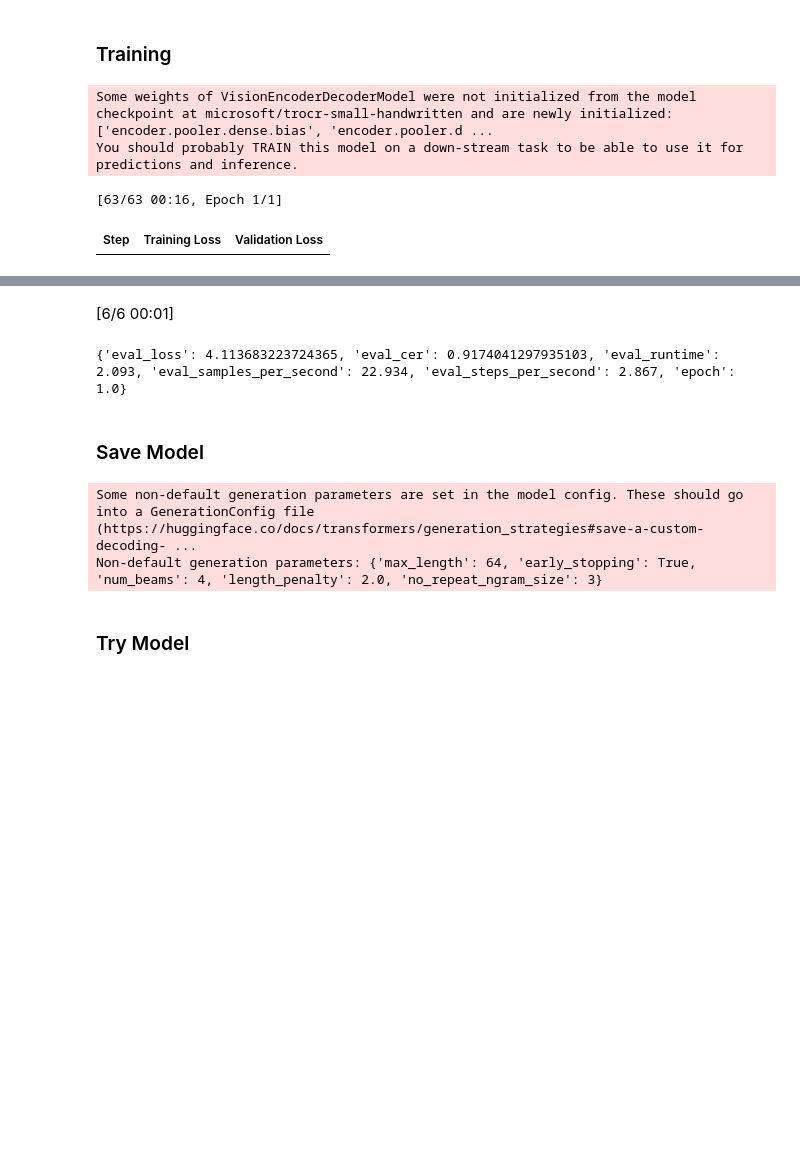
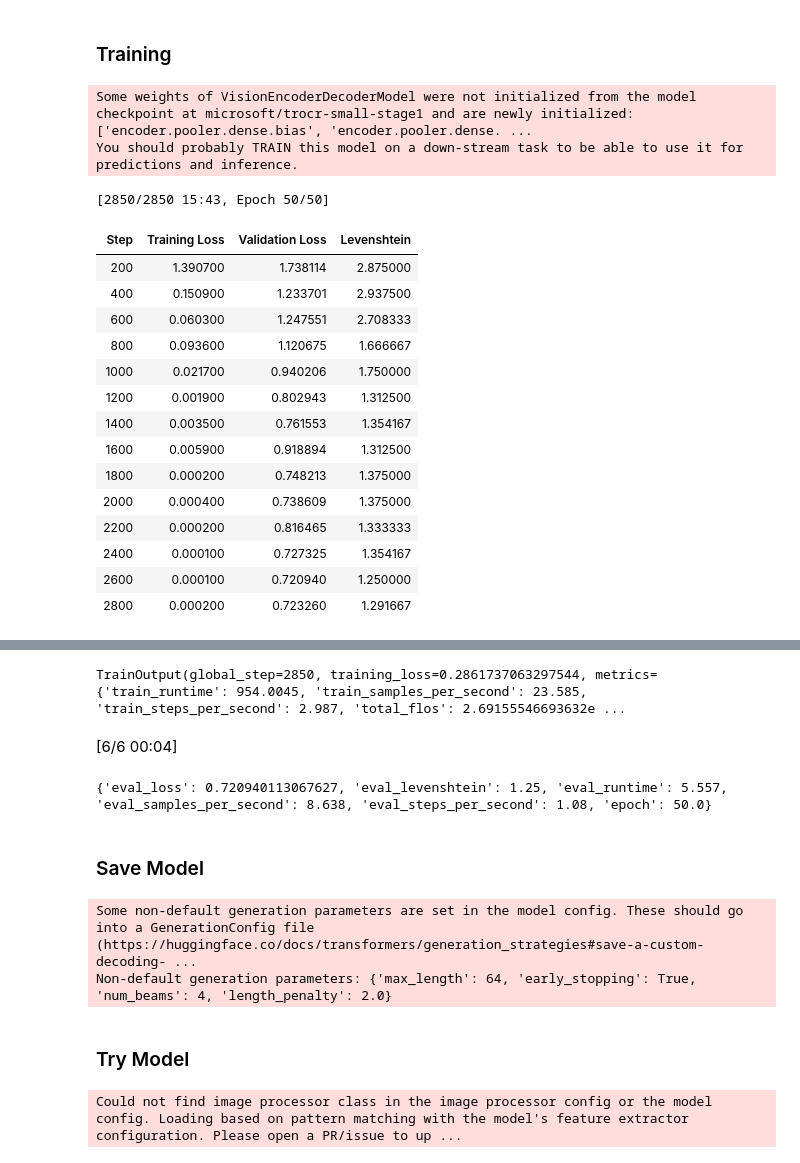
Before and after one commit to DevTimBo/LectorAI-TextExtraction, a Jupyter notebook: opensource_transfer_training.ipynb, the cells around one changed output, grey strips where cells are left out. Drawn from its saved outputs; the diff is of its cells as text; code cells hidden in the pictures; blank space fills up the shorter version.

```diff
--- a/opensource_transfer_training.ipynb
+++ b/opensource_transfer_training.ipynb
@@ -12,7 +19,7 @@ from transformers import EarlyStoppingCallback
 # %% [markdown]
 ### Config
 # %%
-open_source_model_name = "microsoft/trocr-small-handwritten"
+open_source_model_name = "microsoft/trocr-small-stage1"
 save_model_name = f"models/trocr/{open_source_model_name.split('/')[-1]}-finetuned"
 # %%
 dataset_path = 'dataset/transfer_dataset/'
@@ -40,13 +47,13 @@ for i in range(len(train_df_jpg_list)):
     text_file = f"{train_df_jpg_list[i].split('.')[0]}.txt"
     with open(os.path.join(dataset_path, 'train', text_file), 'r') as f:
         text = f.read()
-    train_df.loc[i] = {'file_name': train_df_jpg_list[i], 'text': text}
+    train_df.loc[i] = {'file_name': train_df_jpg_list[i], 'text': text.replace('|', ' ')}
 
 for i in range(len(val_df_jpg_list)):
     text_file = f"{val_df_jpg_list[i].split('.')[0]}.txt"
     with open(os.path.join(dataset_path, 'val', text_file), 'r') as f:
         text = f.read()
-    val_df.loc[i] = {'file_name': val_df_jpg_list[i], 'text': text}
+    val_df.loc[i] = {'file_name': val_df_jpg_list[i], 'text': text.replace('|', ' ')}
 # %%
 train_df.head()
 # %% [output]
@@ -142,7 +149,7 @@ Fabian
 # %%
 model = VisionEncoderDecoderModel.from_pretrained(open_source_model_name)
 # %% [output]
-Some weights of VisionEncoderDecoderModel were not initialized from the model checkpoint at microsoft/trocr-small-handwritten and are newly initialized: ['encoder.pooler.dense.bias', 'encoder.pooler.d ...
+Some weights of VisionEncoderDecoderModel were not initialized from the model checkpoint at microsoft/trocr-small-stage1 and are newly initialized: ['encoder.pooler.dense.bias', 'encoder.pooler.dense. ...
 You should probably TRAIN this model on a down-stream task to be able to use it for predictions and inference.
 # %%
 # set special tokens used for creating the decoder_input_ids from the labels
@@ -161,12 +168,12 @@ model.config.num_beams = 4
 # %%
 training_args = Seq2SeqTrainingArguments(
     predict_with_generate=True,
-    num_train_epochs=5,
+    num_train_epochs=50,
     evaluation_strategy="steps",
     per_device_train_batch_size=8,
     per_device_eval_batch_size=8,
     fp16=False,
-    output_dir="./",
+    output_dir=save_model_name,
     logging_steps=2,
     save_steps=200,
     eval_steps=200,
@@ -182,22 +189,38 @@ def compute_metrics(pred):
     pred_str = processor.batch_decode(pred_ids, skip_special_tokens=True)
     labels_ids[labels_ids == -100] = processor.tokenizer.pad_token_id
     label_str = processor.batch_decode(labels_ids, skip_special_tokens=True)
+    sum_leven = 0
+    for label, pred in zip(label_str, pred_str):
+        sum_leven += distance(label, pred)
+    levenshtein = sum_leven / len(label_str)
 
-    cer = cer_metric.compute(predictions=pred_str, references=label_str)
-
-    return {"cer": cer}
+    return {"levenshtein": levenshtein}
 # %%
 trainer = Seq2SeqTrainer(
     model=model,
     tokenizer=processor.image_processor,
     args=training_args,
     compute_metrics=compute_metrics,
     train_dataset=train_dataset,
     eval_dataset=eval_dataset,
     data_collator=default_data_collator,
-    callbacks=[EarlyStoppingCallback(400)]
+    #callbacks=[EarlyStoppingCallback(400)]
 )
 trainer.train()
 # %% [output]
-[63/63 00:16, Epoch 1/1]
+[2850/2850 15:43, Epoch 50/50]
-| Step | Training Loss | Validation Loss |
+| Step | Training Loss | Validation Loss | Levenshtein |
+| 200 | 1.390700 | 1.738114 | 2.875000 |
+| 400 | 0.150900 | 1.233701 | 2.937500 |
+| 600 | 0.060300 | 1.247551 | 2.708333 |
+| 800 | 0.093600 | 1.120675 | 1.666667 |
+| 1000 | 0.021700 | 0.940206 | 1.750000 |
+| 1200 | 0.001900 | 0.802943 | 1.312500 |
+| 1400 | 0.003500 | 0.761553 | 1.354167 |
+| 1600 | 0.005900 | 0.918894 | 1.312500 |
+| 1800 | 0.000200 | 0.748213 | 1.375000 |
+| 2000 | 0.000400 | 0.738609 | 1.375000 |
+| 2200 | 0.000200 | 0.816465 | 1.333333 |
+| 2400 | 0.000100 | 0.727325 | 1.354167 |
+| 2600 | 0.000100 | 0.720940 | 1.250000 |
+| 2800 | 0.000200 | 0.723260 | 1.291667 |
@@ -205,21 +244,24 @@ TrainOutput(global_step=63, training_loss=5.643949788714212, metrics={'train_run
+TrainOutput(global_step=2850, training_loss=0.2861737063297544, metrics={'train_runtime': 954.0045, 'train_samples_per_second': 23.585, 'train_steps_per_second': 2.987, 'total_flos': 2.69155546693632e ...
 # %%
 results = trainer.evaluate(eval_dataset=eval_dataset)
 print(results)
 # %% [output]
-[6/6 00:01]
+[6/6 00:04]
-{'eval_loss': 4.113683223724365, 'eval_cer': 0.9174041297935103, 'eval_runtime': 2.093, 'eval_samples_per_second': 22.934, 'eval_steps_per_second': 2.867, 'epoch': 1.0}
+{'eval_loss': 0.720940113067627, 'eval_levenshtein': 1.25, 'eval_runtime': 5.557, 'eval_samples_per_second': 8.638, 'eval_steps_per_second': 1.08, 'epoch': 50.0}
 # %% [markdown]
 ### Save Model
 # %%
 trainer.save_model(save_model_name)
 # %% [output]
 Some non-default generation parameters are set in the model config. These should go into a GenerationConfig file (https://huggingface.co/docs/transformers/generation_strategies#save-a-custom-decoding- ...
-Non-default generation parameters: {'max_length': 64, 'early_stopping': True, 'num_beams': 4, 'length_penalty': 2.0, 'no_repeat_ngram_size': 3}
+Non-default generation parameters: {'max_length': 64, 'early_stopping': True, 'num_beams': 4, 'length_penalty': 2.0}
 # %% [markdown]
 ### Try Model
 # %%
 processor = TrOCRProcessor.from_pretrained(open_source_model_name)
 model = VisionEncoderDecoderModel.from_pretrained(save_model_name)
+# %% [output]
+Could not find image processor class in the image processor config or the model config. Loading based on pattern matching with the model's feature extractor configuration. Please open a PR/issue to up ...
 # %%
 print("Predicted; True")
 for i, eval in enumerate(eval_dataset):
```
Also changed, not shown: parts of 7 cells of this notebook, 21 other files.
